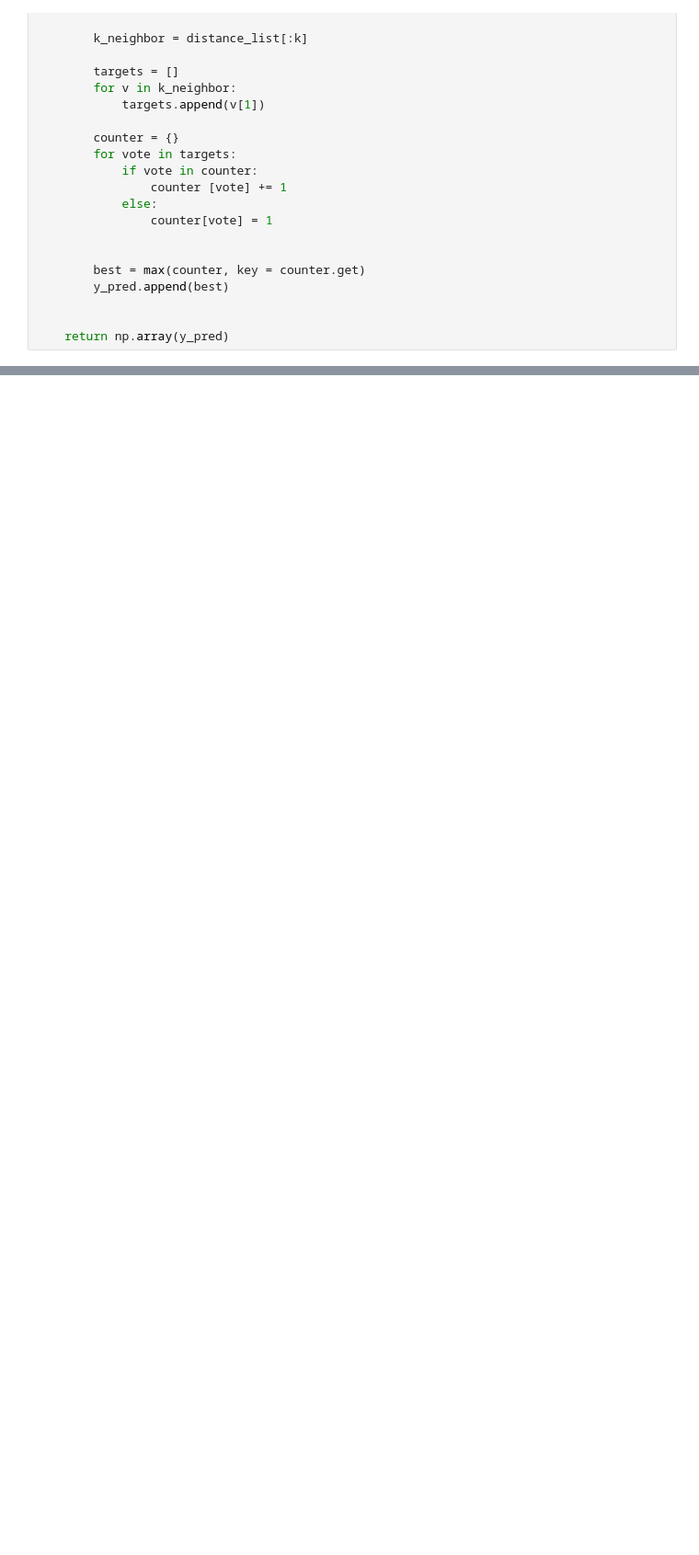
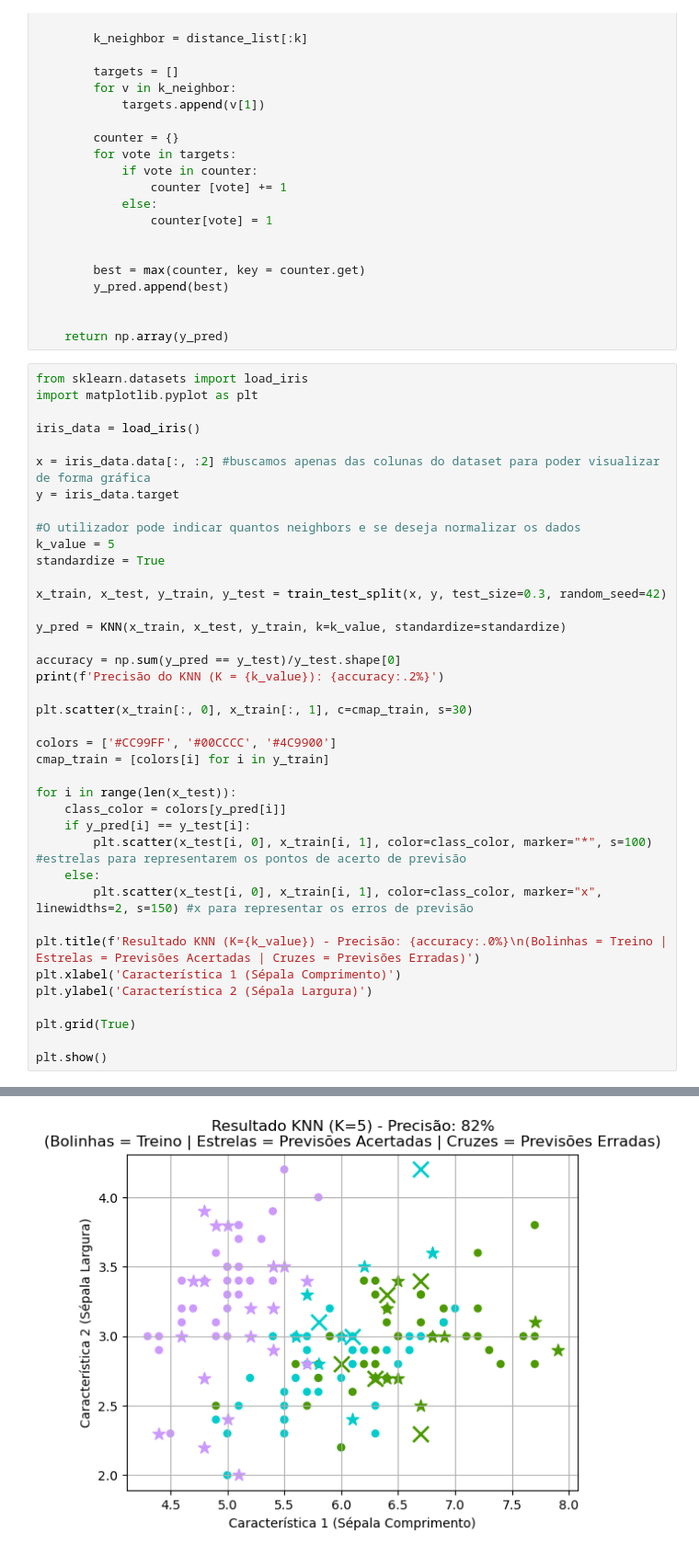
Before and after one commit to RennanRD/Trabalho_Programming_Rennan_Sergio, a Jupyter notebook: trabalho_prog.ipynb, the cells around one changed output, grey strips where cells are left out. Shown at 92% size. Saved outputs shown, nothing was run; the diff lists cells and outputs as text; blank space fills up the shorter version.

```diff
--- a/trabalho_prog.ipynb
+++ b/trabalho_prog.ipynb
@@ -86,3 +86,43 @@ def KNN(x_train, x_test, y_train, k = 5, standardize = False):
 
 
     return np.array(y_pred)
+# %%
+from sklearn.datasets import load_iris
+import matplotlib.pyplot as plt
+
+iris_data = load_iris()
+
+x = iris_data.data[:, :2] #buscamos apenas das colunas do dataset para poder visualizar de forma gráfica
+y = iris_data.target
+
+#O utilizador pode indicar quantos neighbors e se deseja normalizar os dados
+k_value = 5
+standardize = True
+
+x_train, x_test, y_train, y_test = train_test_split(x, y, test_size=0.3, random_seed=42)
+
+y_pred = KNN(x_train, x_test, y_train, k=k_value, standardize=standardize)
+
+accuracy = np.sum(y_pred == y_test)/y_test.shape[0]
+print(f'Precisão do KNN (K = {k_value}): {accuracy:.2%}')
+
+plt.scatter(x_train[:, 0], x_train[:, 1], c=cmap_train, s=30)
+
+colors = ['#CC99FF', '#00CCCC', '#4C9900']
+cmap_train = [colors[i] for i in y_train]
+
+for i in range(len(x_test)):
+    class_color = colors[y_pred[i]]
+    if y_pred[i] == y_test[i]:
+        plt.scatter(x_test[i, 0], x_train[i, 1], color=class_color, marker="*", s=100) #estrelas para representarem os pontos de acerto de previsão
+    else:
+        plt.scatter(x_test[i, 0], x_train[i, 1], color=class_color, marker="x", linewidths=2, s=150) #x para representar os erros de previsão
+
+plt.title(f'Resultado KNN (K={k_value}) - Precisão: {accuracy:.0%}\n(Bolinhas = Treino | Estrelas = Previsões Acertadas | Cruzes = Previsões Erradas)')
+plt.xlabel('Característica 1 (Sépala Comprimento)')
+plt.ylabel('Característica 2 (Sépala Largura)')
+
+plt.grid(True)
+
+plt.show()
+# %% [output]
@@ -88,0 +130 @@ def KNN(x_train, x_test, y_train, k = 5, standardize = False):
+[figure, added]
```
Also changed, not shown: parts of 1 cell of this notebook.
